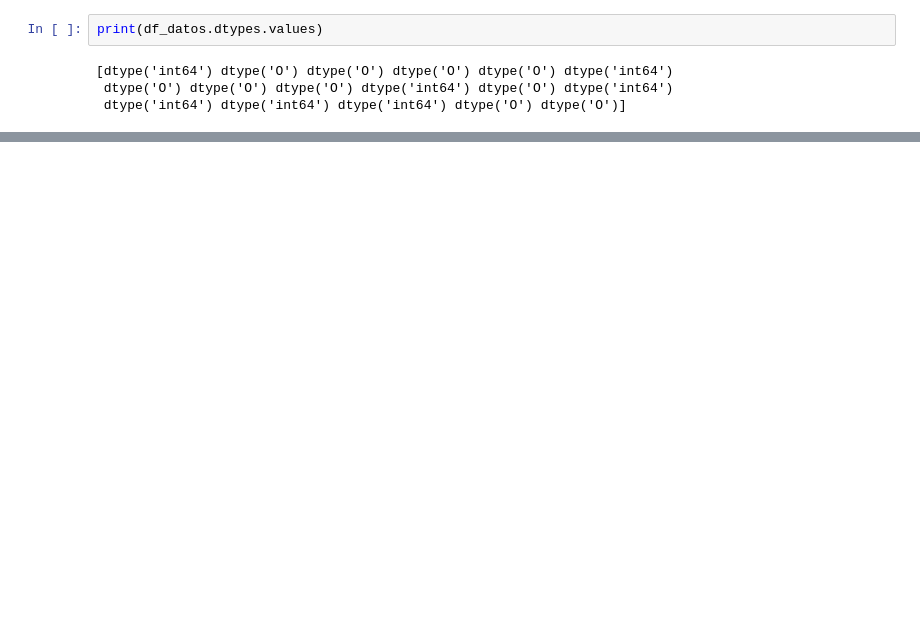
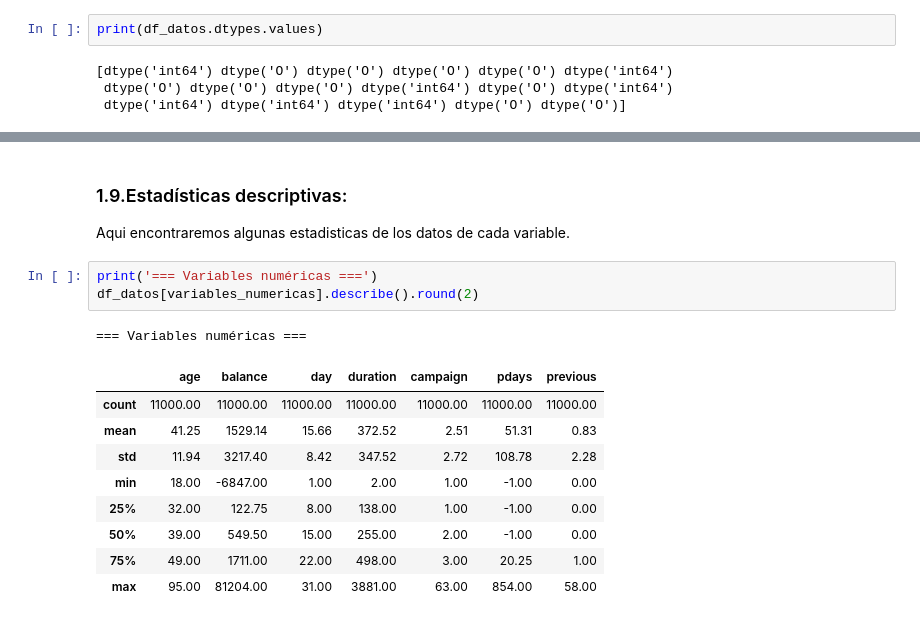
Before and after one commit to 100522320/g81_P1_03_Aprendizaje_Automatico, a Jupyter notebook: notebook_pruebas.ipynb, the cells around one changed output, grey strips where cells are left out. Cells and saved outputs as stored; diff of their text form; blank space fills up the shorter version.

```diff
--- a/notebook_pruebas.ipynb
+++ b/notebook_pruebas.ipynb
@@ -174,0 +306,17 @@ Variables con alta cardinalidad: ['job', 'month']
+# %% [markdown]
+### 1.9.Estadísticas descriptivas:
+Aqui encontraremos algunas estadisticas de los datos de cada variable.
+# %%
+print('=== Variables numéricas ===')
+df_datos[variables_numericas].describe().round(2)
+# %% [output]
+=== Variables numéricas ===
+|  | age | balance | day | duration | campaign | pdays | previous |
+| count | 11000.00 | 11000.00 | 11000.00 | 11000.00 | 11000.00 | 11000.00 | 11000.00 |
+| mean | 41.25 | 1529.14 | 15.66 | 372.52 | 2.51 | 51.31 | 0.83 |
+| std | 11.94 | 3217.40 | 8.42 | 347.52 | 2.72 | 108.78 | 2.28 |
+| min | 18.00 | -6847.00 | 1.00 | 2.00 | 1.00 | -1.00 | 0.00 |
+| 25% | 32.00 | 122.75 | 8.00 | 138.00 | 1.00 | -1.00 | 0.00 |
+| 50% | 39.00 | 549.50 | 15.00 | 255.00 | 2.00 | -1.00 | 0.00 |
+| 75% | 49.00 | 1711.00 | 22.00 | 498.00 | 3.00 | 20.25 | 1.00 |
+| max | 95.00 | 81204.00 | 31.00 | 3881.00 | 63.00 | 854.00 | 58.00 |
```
Also changed, not shown: parts of 23 cells of this notebook.
